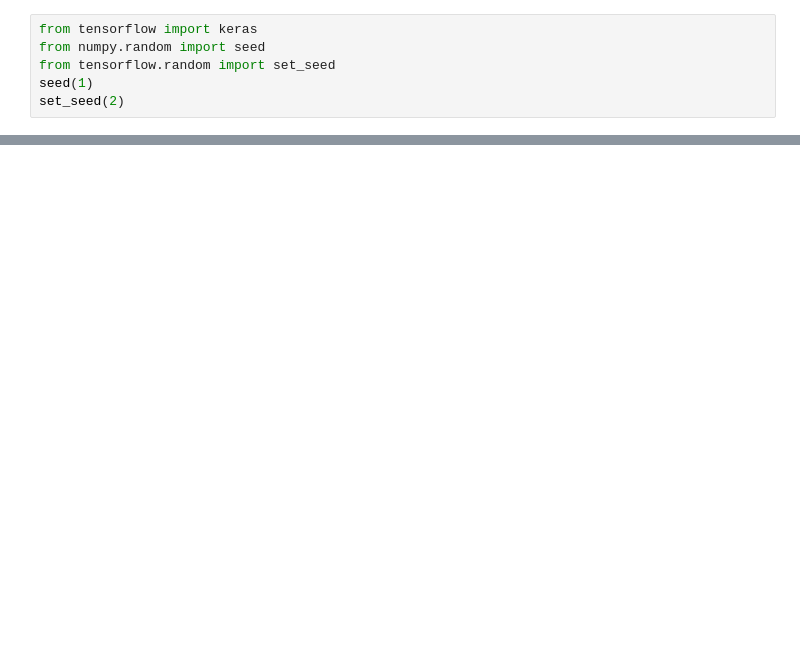
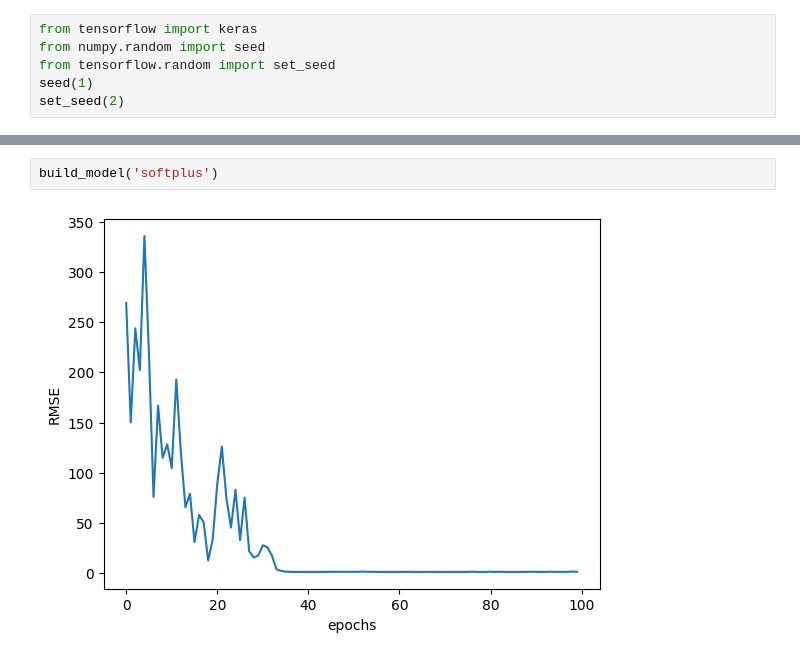
Before and after one commit to OncleBobby/kaggle-competitions, a Jupyter notebook: notebooks/stock.ipynb, the cells around one changed output, grey strips where cells are left out. Saved outputs shown, nothing was run; the diff lists cells and outputs as text; blank space fills up the shorter version.

```diff
--- a/notebooks/stock.ipynb
+++ b/notebooks/stock.ipynb
@@ -45,0 +56,4 @@ y_train['reod'].head()
+# %%
+build_model('softplus')
+# %% [output]
+[figure, added]
```
Also changed, not shown: parts of 14 cells of this notebook.
